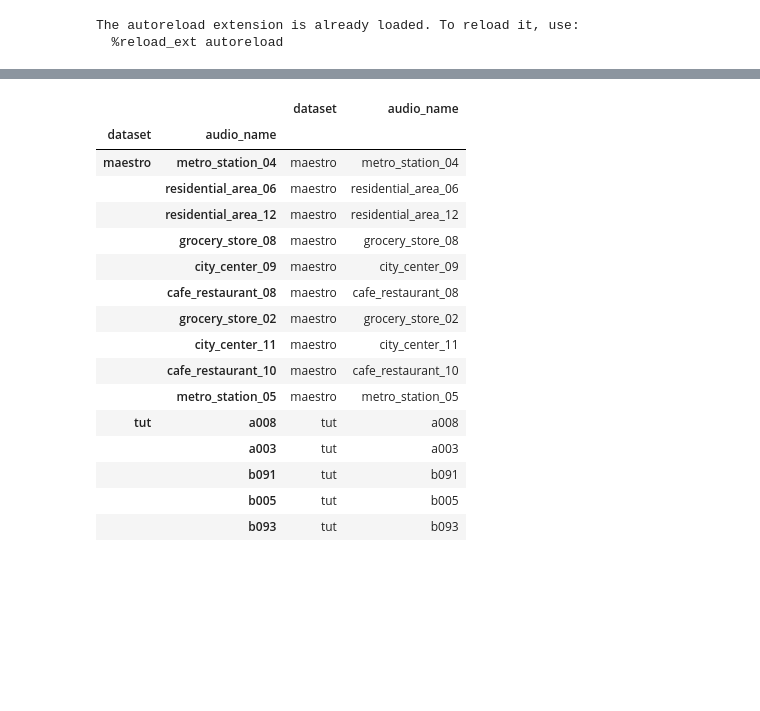
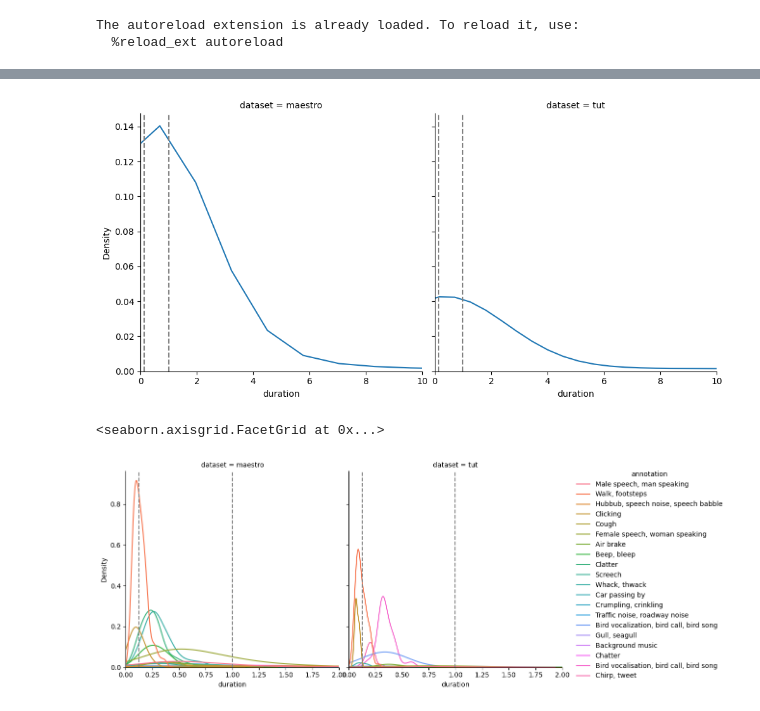
Before and after one commit to jonnor/dominant-sound, a Jupyter notebook: notebooks/AnnotationsEDA.ipynb, the cells around one changed output, grey strips where cells are left out. Cells and saved outputs as stored; diff of their text form; code cells hidden in the pictures; blank space fills up the shorter version.

```diff
--- a/notebooks/AnnotationsEDA.ipynb
+++ b/notebooks/AnnotationsEDA.ipynb
@@ -135,22 +45,33 @@ Name: annotation, dtype: int64
-# %%
-files = annotations.reset_index().set_index(['dataset', 'audio_name']).index.unique()
-files = files.to_frame()
-files
-# %% [output]
-|  |  | dataset | audio_name |
-| dataset | audio_name |  |  |
-| maestro | metro_station_04 | maestro | metro_station_04 |
-|  | residential_area_06 | maestro | residential_area_06 |
-|  | residential_area_12 | maestro | residential_area_12 |
-|  | grocery_store_08 | maestro | grocery_store_08 |
-|  | city_center_09 | maestro | city_center_09 |
-|  | cafe_restaurant_08 | maestro | cafe_restaurant_08 |
-|  | grocery_store_02 | maestro | grocery_store_02 |
-|  | city_center_11 | maestro | city_center_11 |
-|  | cafe_restaurant_10 | maestro | cafe_restaurant_10 |
-|  | metro_station_05 | maestro | metro_station_05 |
-| tut | a008 | tut | a008 |
-|  | a003 | tut | a003 |
-|  | b091 | tut | b091 |
-|  | b005 | tut | b005 |
-|  | b093 | tut | b093 |
+# %%
+
+a = annotations.copy()
+a['duration'] = a['end'] - a['start']
+
+g = seaborn.displot(kind='kde', data=a.reset_index(), col='dataset', x='duration')
+
+def set_references(g):
+    g.refline(x=0, color='black', ls='-')
+    g.refline(x=0.125, label='fast')
+    g.refline(x=1.0, label='slow')
+    g.set(xlim=(0, 10))
+
+set_references(g)
+# %% [output]
+[figure, added]
+# %%
+
+def plot_annotation_subset(a, annotation_names):
+
+    l = a[a.annotation.isin(annotation_names)]
+    g = seaborn.displot(kind='kde', data=l.reset_index(), col='dataset', hue='annotation', x='duration')
+
+    set_references(g)
+    g.set(xlim=(0, 2.0))
+    #g.set(xscale='log')
+    return g
+
+most_frequent = annotations.annotation.value_counts().head(20).index
+plot_annotation_subset(a, most_frequent)
+# %% [output]
+<seaborn.axisgrid.FacetGrid at 0x...>
+[figure, added]
```
Also changed, not shown: parts of 20 cells of this notebook, 4 other files.
